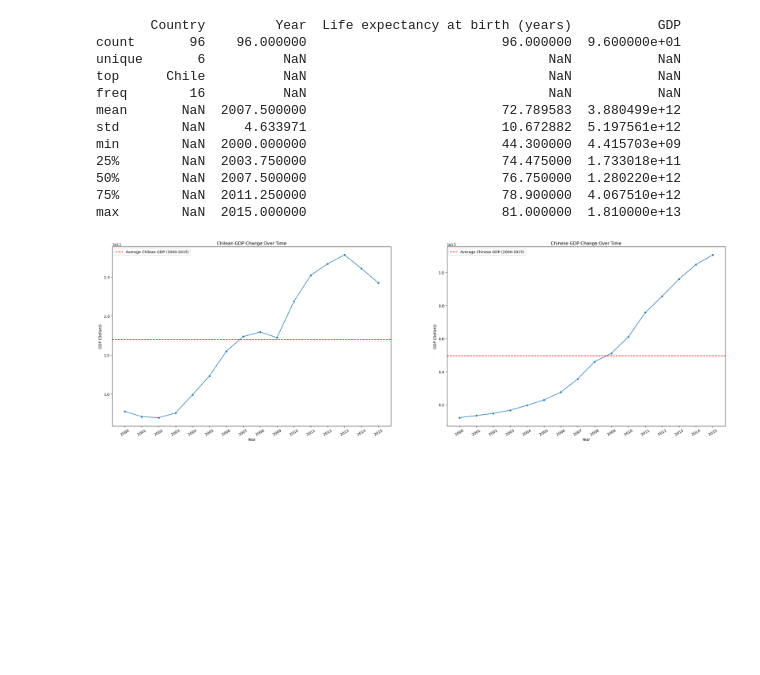
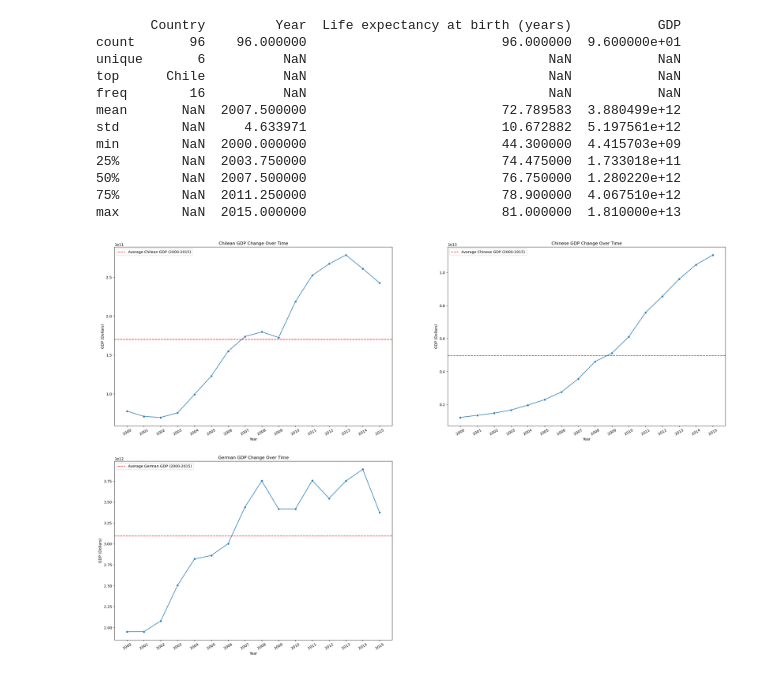
Before and after one commit to Claudio-AhumadaL/Life-Expectancy-and-GDP-Analysis, a Jupyter notebook: life_expectancy_gdp_Claudio-AhumadaL.ipynb, the cells around one changed output. Cells and saved outputs as stored; diff of their text form; code cells hidden in the pictures; blank space fills up the shorter version.

Commit message:
Add German GDP change over time
Added Germany's GDP change over time to figure

```diff
--- a/life_expectancy_gdp_Claudio-AhumadaL.ipynb
+++ b/life_expectancy_gdp_Claudio-AhumadaL.ipynb
@@ -93,31 +93,44 @@ data_zimbabwe = legdp_data[legdp_data["Country"] == "Zimbabwe"]
 
 #Create figure
 plt.figure(figsize= (30, 30))
 
 # Create subplot 1 : Chilean GDP Change over time
 
 plt.subplot(3, 2, 1)
 years = list(range(2000, 2016))
 ax = sns.lineplot(data = data_chile, x = "Year", y = "GDP", marker = "o")
 ax.set_xticks(years)
 ax.set_xticklabels(years, rotation = 30)
 plt.axhline(data_chile.GDP.mean(), color = "red", linestyle = "dashed", label = "Average Chilean GDP (2000-2015)")
 plt.legend()
 plt.ylabel("GDP (Dollars)")
 plt.title("Chilean GDP Change Over Time")
 
 # Create subplot 2 : Chinese GDP Change over time
 
 plt.subplot(3, 2, 2)
 years = list(range(2000, 2016))
 ax2 = sns.lineplot(data = data_china, x = "Year", y = "GDP", marker = "o")
 ax2.set_xticks(years)
 ax2.set_xticklabels(years, rotation = 30)
 plt.axhline(data_china.GDP.mean(), color = "red", linestyle = "dashed", label = "Average Chinese GDP (2000-2015)")
 plt.legend()
 plt.ylabel("GDP (Dollars)")
 plt.title("Chinese GDP Change Over Time")
 
+# Create subplot 3 : German GDP Change over time
+
+plt.subplot(3, 2, 3)
+years = list(range(2000, 2016))
+ax3 = sns.lineplot(data = data_germany, x = "Year", y = "GDP", marker = "o")
+ax3.set_xticks(years)
+ax3.set_xticklabels(years, rotation = 30)
+plt.axhline(data_germany.GDP.mean(), color = "red", linestyle = "dashed", label = "Average German GDP (2000-2015)")
+plt.legend()
+plt.ylabel("GDP (Dollars)")
+plt.title("German GDP Change Over Time")
+
+
 plt.show()
 # %% [output]
-[figure, old version]
+[figure, new version]
```
